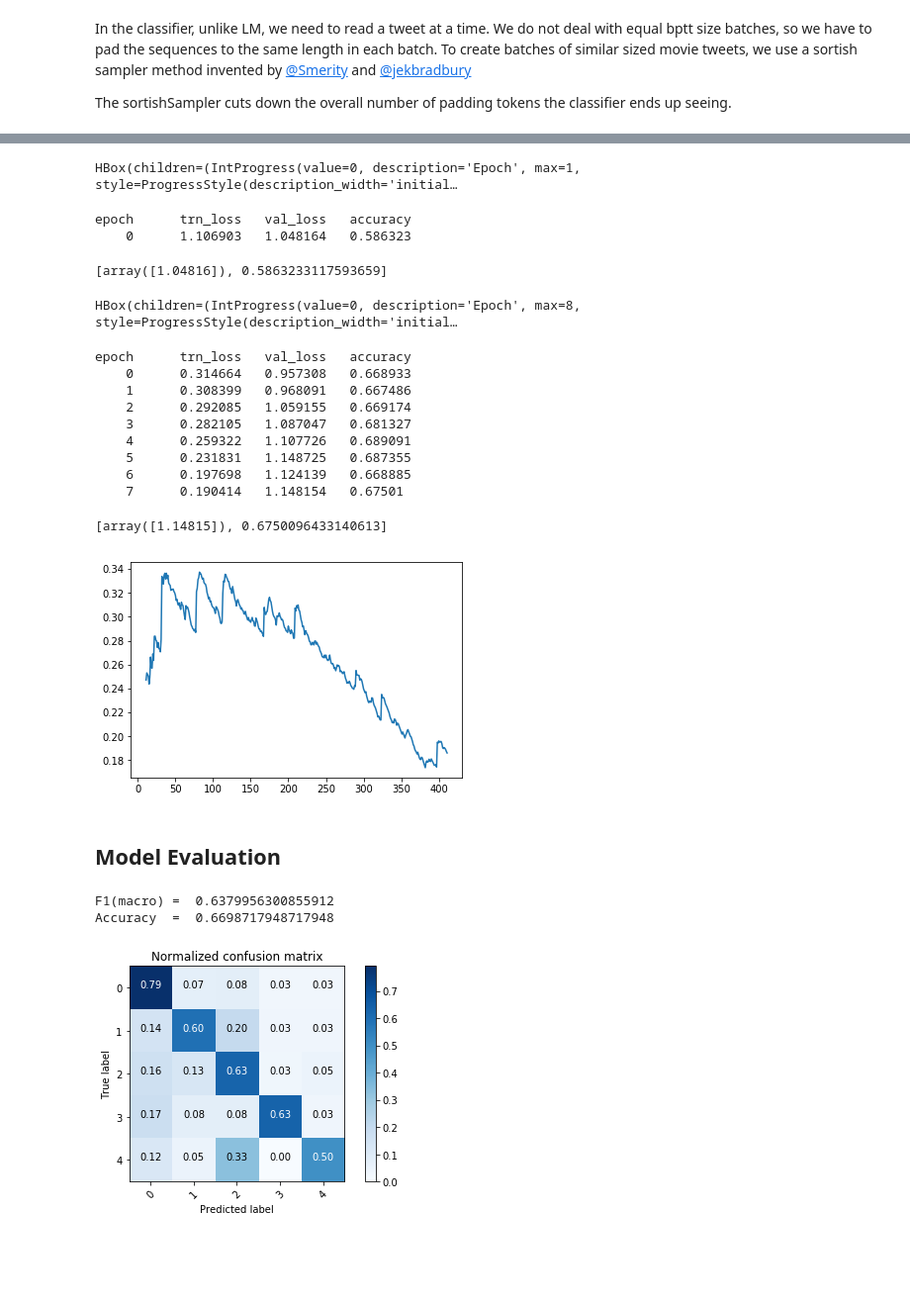
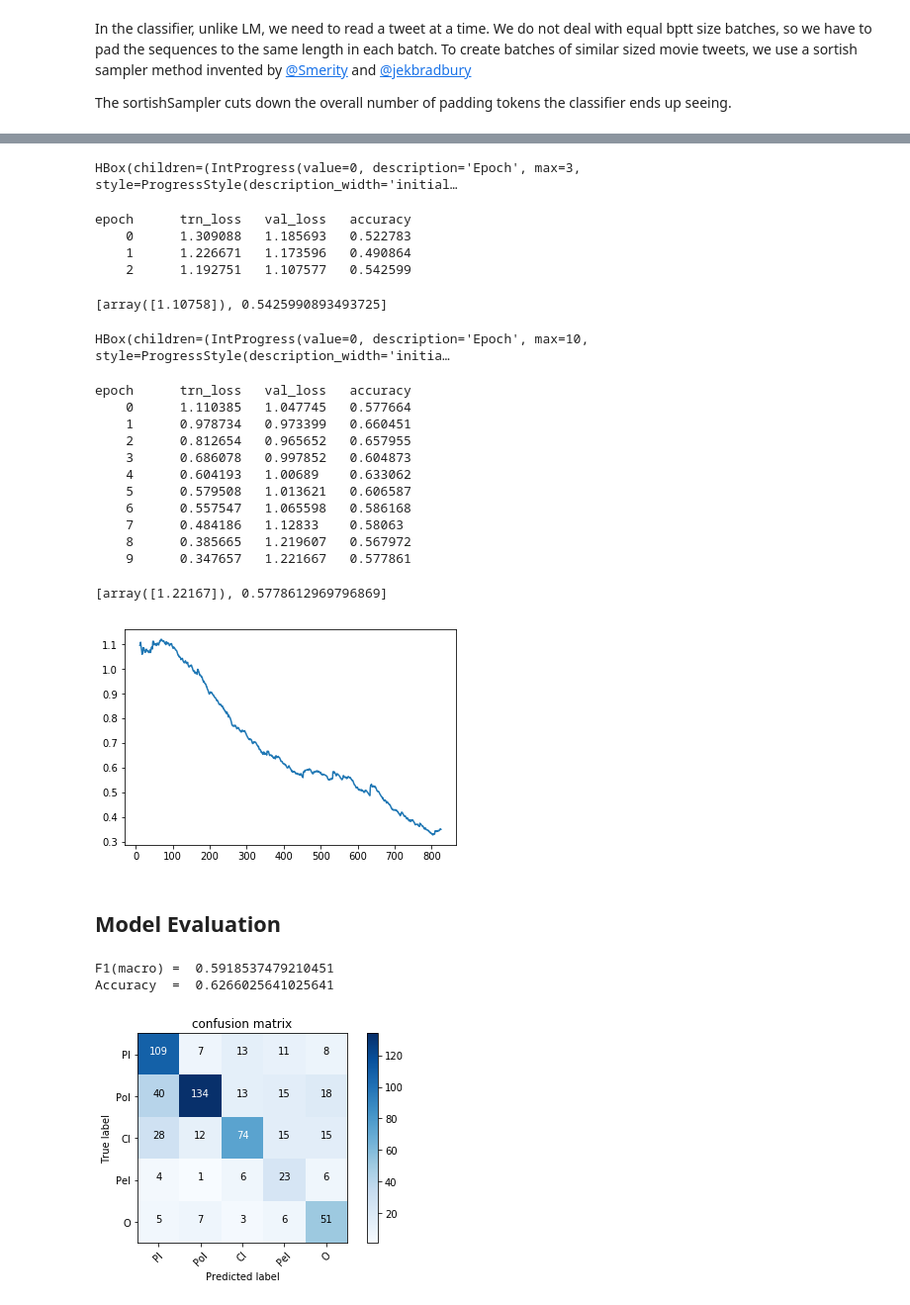
Before and after one commit to adai183/ULMFiT_es, a Jupyter notebook: election_tweets.ipynb, the cells around one changed output, grey strips where cells are left out. Shown at 99% size. Saved outputs shown, nothing was run; the diff lists cells and outputs as text; code cells hidden in the pictures; blank space fills up the shorter version.

```diff
--- a/election_tweets.ipynb
+++ b/election_tweets.ipynb
@@ -564,9 +603,11 @@ learn.load('clas2_0')
 # %%
 learn.freeze_to(-2)
 # %%
-learn.fit(lrs, 1, wds=wd, cycle_len=1, use_clr_beta=(32,10,0.8,0.7))
+learn.fit(lrs, 3, wds=wd, cycle_len=1, use_clr_beta=(32,10,0.8,0.7),  best_save_name='clas2_1')
 # %% [output]
-HBox(children=(IntProgress(value=0, description='Epoch', max=1, style=ProgressStyle(description_width='initial…
+HBox(children=(IntProgress(value=0, description='Epoch', max=3, style=ProgressStyle(description_width='initial…
 epoch      trn_loss   val_loss   accuracy
-    0      1.106903   1.048164   0.586323
+    0      1.309088   1.185693   0.522783
+    1      1.226671   1.173596   0.490864
+    2      1.192751   1.107577   0.542599
-[array([1.04816]), 0.5863233117593659]
+[array([1.10758]), 0.5425990893493725]
@@ -577,20 +616,23 @@ learn.load('clas2_1')
 # %%
 learn.unfreeze()
 # %%
-learn.fit(lr, 1, cycle_len=8, use_clr_beta=(32,10,0.8,0.7), best_save_name='clas2')
+learn.fit(lr, 2, cycle_len=5, use_clr_beta=(32,10,0.8,0.7), best_save_name='final')
 # %% [output]
-HBox(children=(IntProgress(value=0, description='Epoch', max=8, style=ProgressStyle(description_width='initial…
+HBox(children=(IntProgress(value=0, description='Epoch', max=10, style=ProgressStyle(description_width='initia…
 epoch      trn_loss   val_loss   accuracy
-    0      0.314664   0.957308   0.668933
-    1      0.308399   0.968091   0.667486
-    2      0.292085   1.059155   0.669174
-    3      0.282105   1.087047   0.681327
-    4      0.259322   1.107726   0.689091
-    5      0.231831   1.148725   0.687355
-    6      0.197698   1.124139   0.668885
-    7      0.190414   1.148154   0.67501
+    0      1.110385   1.047745   0.577664
+    1      0.978734   0.973399   0.660451
+    2      0.812654   0.965652   0.657955
+    3      0.686078   0.997852   0.604873
+    4      0.604193   1.00689    0.633062
+    5      0.579508   1.013621   0.606587
+    6      0.557547   1.065598   0.586168
+    7      0.484186   1.12833    0.58063
+    8      0.385665   1.219607   0.567972
+    9      0.347657   1.221667   0.577861
-[array([1.14815]), 0.6750096433140613]
+[array([1.22167]), 0.5778612969796869]
 # %%
+learn.load('final')
 learn.sched.plot_loss()
 # %% [output]
-[figure, old version]
+[figure, new version]
@@ -609,11 +649,6 @@ def plot_confusion_matrix(cm, classes,
     """
     if normalize:
         cm = cm.astype('float') / cm.sum(axis=1)[:, np.newaxis]
-        #print("Normalized confusion matrix")
-    else:
-        print('Confusion matrix, without normalization')
-
-    #print(cm)
 
     plt.imshow(cm, interpolation='nearest', cmap=cmap)
     plt.title(title)
@@ -640,39 +675,38 @@ from sklearn.metrics import f1_score, confusion_matrix
 bs = 256
 bptt,em_sz,nh,nl = 70,400,1150,3
 
-val_sent = np.load(CLAS_PATH/'tmp/val_ids.npy')
-val_lbls = np.load(CLAS_PATH/'tmp/val_labels.npy').flatten()
+val_sent = np.load(CLAS_PATH/'tmp/tst_ids.npy')
+val_lbls = np.load(CLAS_PATH/'tmp/tst_labels.npy').flatten()
 val_lbls -= val_lbls.min()
 c=int(val_lbls.max())+1
 val_ds = TextDataset(val_sent, val_lbls)
 val_samp = SortSampler(val_sent, key=lambda x: len(val_sent[x]))
 val_lbls_sampled = val_lbls[list(val_samp)]
 val_dl = DataLoader(val_ds, bs, transpose=True, num_workers=1, pad_idx=1, sampler=val_samp)
 md = ModelData(TWEETSLM_PATH, None, val_dl)
 itos = pickle.load(open(TWEETSLM_PATH/'tmp/itos.pkl', 'rb'))
 vs = len(itos)
 
 m = get_rnn_classifer(bptt, 20*70, c, vs, emb_sz=em_sz, n_hid=nh, n_layers=nl, pad_token=1,
                 layers=[em_sz*3, 50, c], drops=[0., 0.])
 
 learn = RNN_Learner(md, TextModel(to_gpu(m)))
 learn.load_encoder('lm1_enc')
 learn.load('final')
 predictions = np.argmax(learn.predict(), axis=1)
 
 f1 = f1_score(val_lbls_sampled, predictions, average='macro')
 print('F1(macro) = ', f1)
 
 acc = (val_lbls_sampled == predictions).mean()
 print('Accuracy  = ', acc)
 
 
 cnf_matrix = confusion_matrix(val_lbls_sampled, predictions)
 plt.figure()
-plot_confusion_matrix(cnf_matrix, classes=np.unique(val_lbls), normalize=True,
-                      title='Normalized confusion matrix')
+plot_confusion_matrix(cnf_matrix, classes=['PI', 'PoI', 'CI', 'PeI', 'O'], title='confusion matrix')
 plt.show()
 # %% [output]
-F1(macro) =  0.6379956300855912
-Accuracy  =  0.6698717948717948
+F1(macro) =  0.5918537479210451
+Accuracy  =  0.6266025641025641
-[figure, old version]
+[figure, new version]
```
Also changed, not shown: parts of 47 cells of this notebook, 1 other file.
